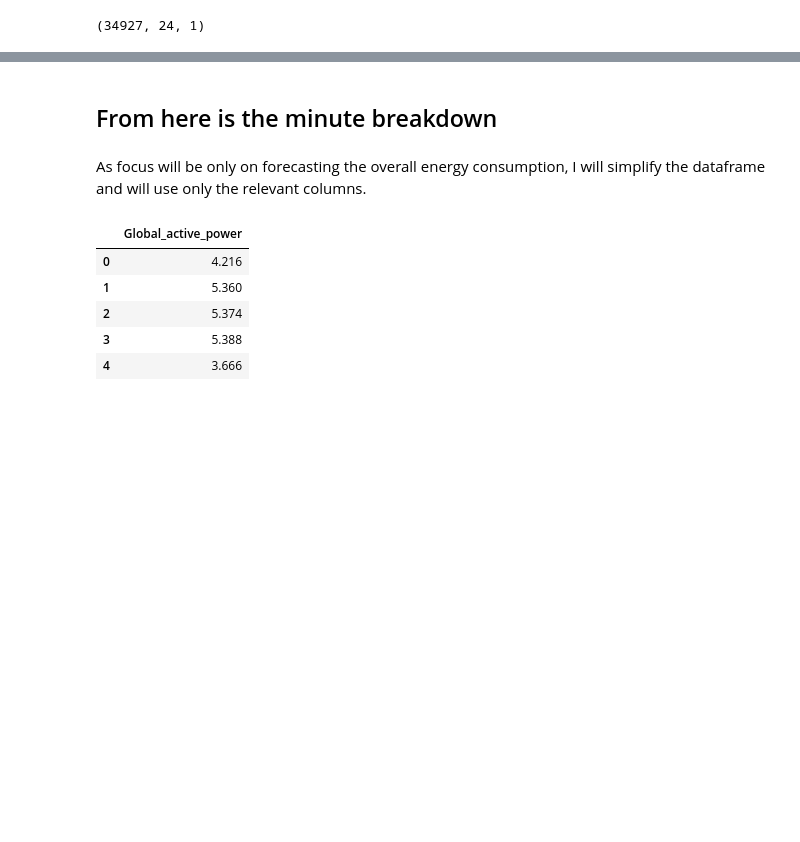
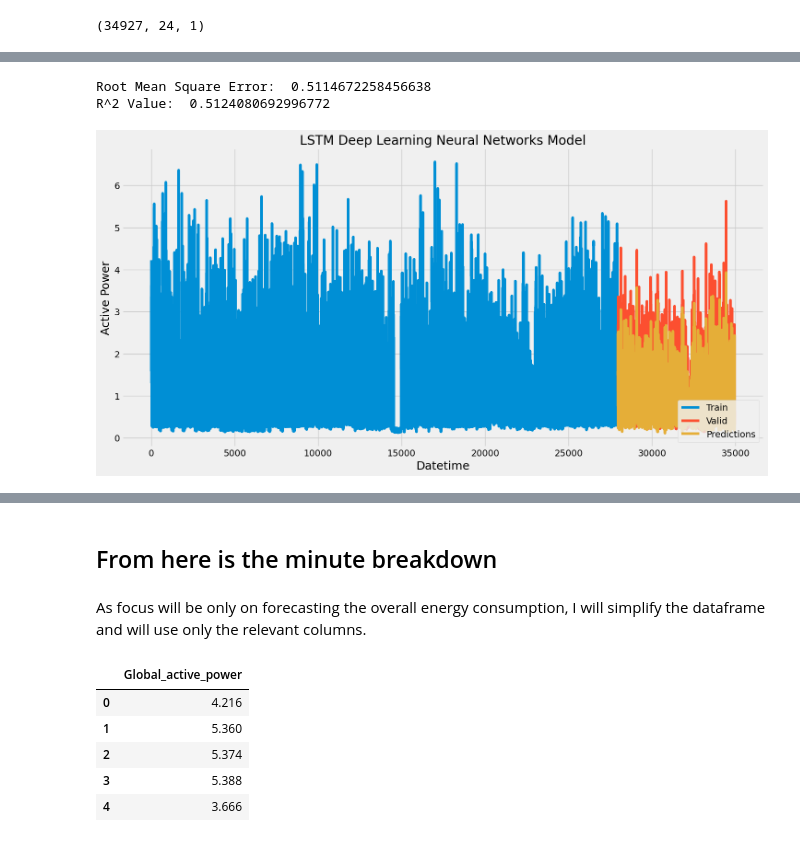
Before and after one commit to mkoleva0/DataAnalytics_Sem2_CA1, a Jupyter notebook: RNN.ipynb, the cells around one changed output, grey strips where cells are left out. Drawn from its saved outputs; the diff is of its cells as text; code cells hidden in the pictures; blank space fills up the shorter version.

```diff
--- a/RNN.ipynb
+++ b/RNN.ipynb
@@ -263,0 +350,6 @@ x_train.shape
+# %%
+x_test = np.reshape(x_test,(x_test.shape[0], x_test.shape[1],1))
+# %%
+predictions = model.predict(x_test)
+# %%
+predictions = scaler.inverse_transform(predictions)
@@ -264,3 +359,24 @@ x_train.shape
+# %%
+print("Root Mean Square Error: ", rmse)
+print("R^2 Value: ", r2_value)
+# %% [output]
+Root Mean Square Error:  0.5114672258456638
+R^2 Value:  0.5124080692996772
+# %%
+train = hourly_df[:hourly_data_len]
+valid = hourly_df[hourly_data_len:]
+valid['Predictions'] = predictions
+# %%
+plt.figure(figsize=(16,8))
+plt.title('LSTM Deep Learning Neural Networks Model')
+plt.xlabel('Datetime',fontsize=18)
+plt.ylabel('Active Power', fontsize=18)
+plt.plot(train['Global_active_power'])
+plt.plot(valid[['Global_active_power', 'Predictions']])
+plt.legend(['Train', 'Valid', 'Predictions'], loc = 'lower right')
+plt.show()
+# %% [output]
+[figure, added]
 # %%
 model = Sequential()
 model.add(LSTM(10, return_sequences = True, input_shape = (x_train.shape[1], 1)))
```
Also changed, not shown: parts of 28 cells of this notebook.
